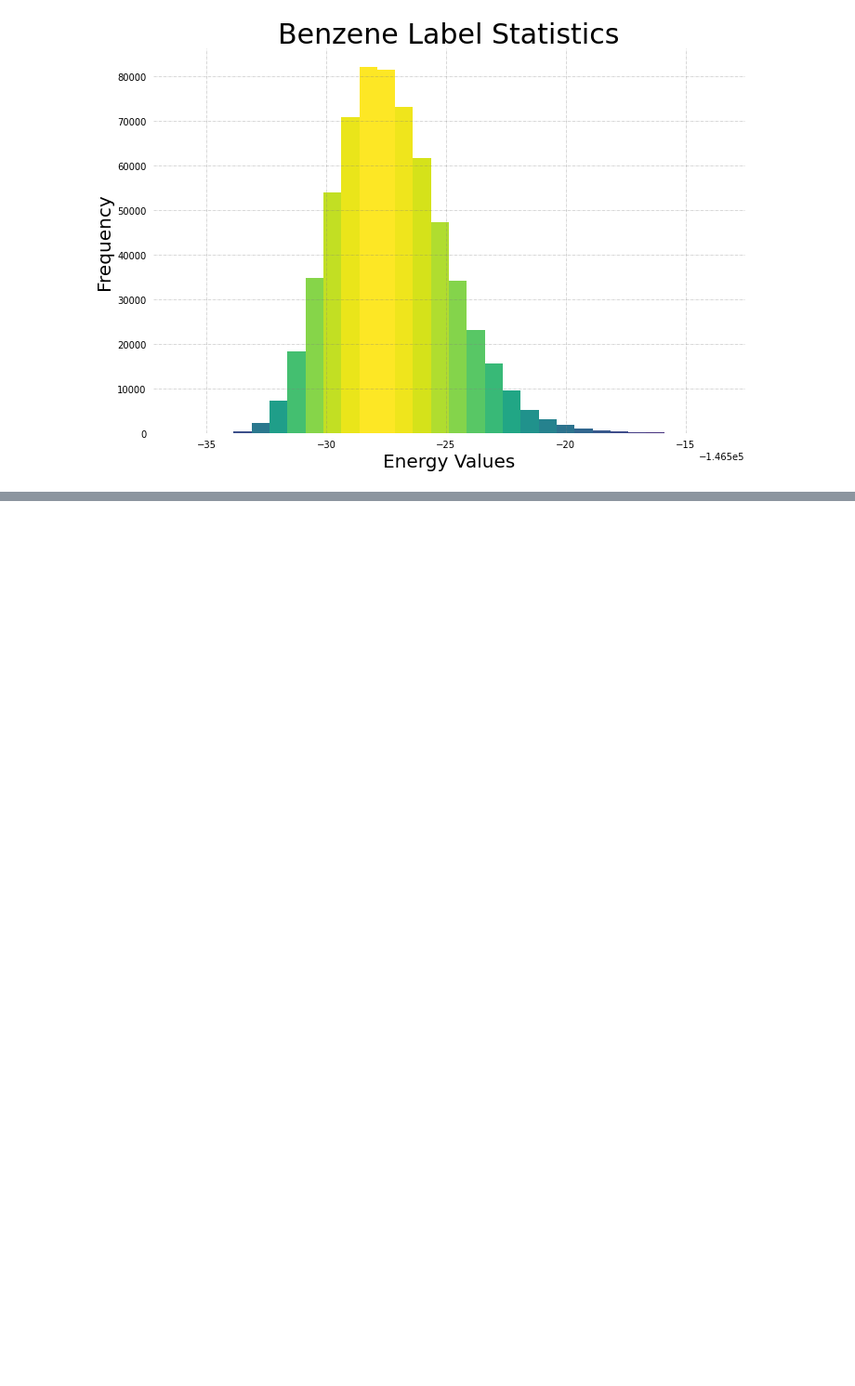
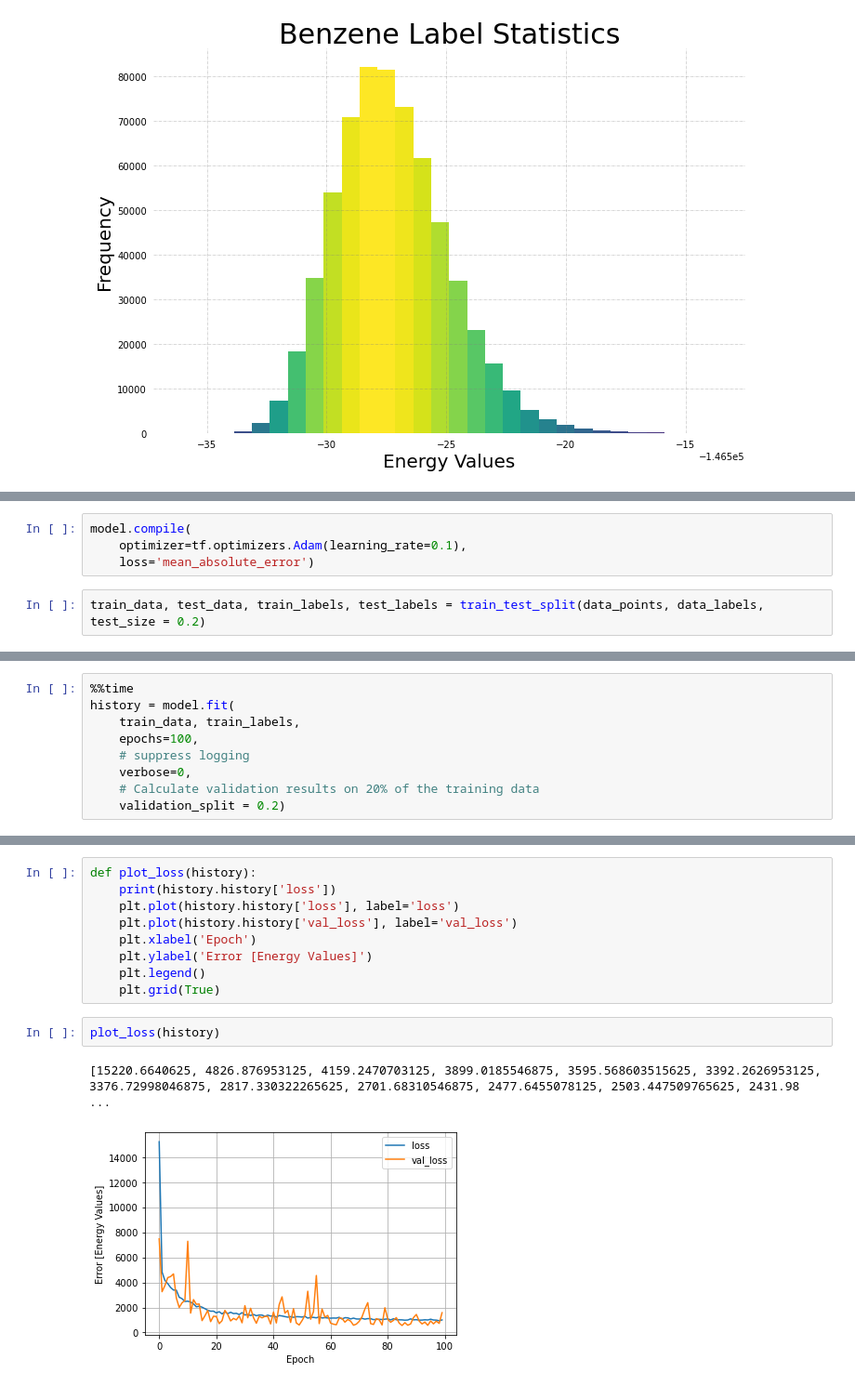
Before and after one commit to shaunak-badani/Energy-Prediction, a Jupyter notebook: Energy Prediction.ipynb, the cells around one changed output, grey strips where cells are left out. Shown at 93% size. Cells and saved outputs as stored; diff of their text form; blank space fills up the shorter version.

Commit message:
Added Basic Model

```diff
--- a/Energy Prediction.ipynb
+++ b/Energy Prediction.ipynb
@@ -79,0 +122,6 @@ plt.savefig("images/{}_label_statistics.png".format(mol))
+# %%
+model.compile(
+    optimizer=tf.optimizers.Adam(learning_rate=0.1),
+    loss='mean_absolute_error')
+# %%
+train_data, test_data, train_labels, test_labels = train_test_split(data_points, data_labels, test_size = 0.2)
@@ -79,0 +132,9 @@ plt.savefig("images/{}_label_statistics.png".format(mol))
+# %%
+%%time
+history = model.fit(
+    train_data, train_labels,
+    epochs=100,
+    # suppress logging
+    verbose=0,
+    # Calculate validation results on 20% of the training data
+    validation_split = 0.2)
@@ -79,0 +155,14 @@ plt.savefig("images/{}_label_statistics.png".format(mol))
+# %%
+def plot_loss(history):
+    print(history.history['loss'])
+    plt.plot(history.history['loss'], label='loss')
+    plt.plot(history.history['val_loss'], label='val_loss')
+    plt.xlabel('Epoch')
+    plt.ylabel('Error [Energy Values]')
+    plt.legend()
+    plt.grid(True)
+# %%
+plot_loss(history)
+# %% [output]
+[15220.6640625, 4826.876953125, 4159.2470703125, 3899.0185546875, 3595.568603515625, 3392.2626953125, 3376.72998046875, 2817.330322265625, 2701.68310546875, 2477.6455078125, 2503.447509765625, 2431.98 ...
+[figure, added]
```
Also changed, not shown: parts of 14 cells of this notebook, 2 other files.
